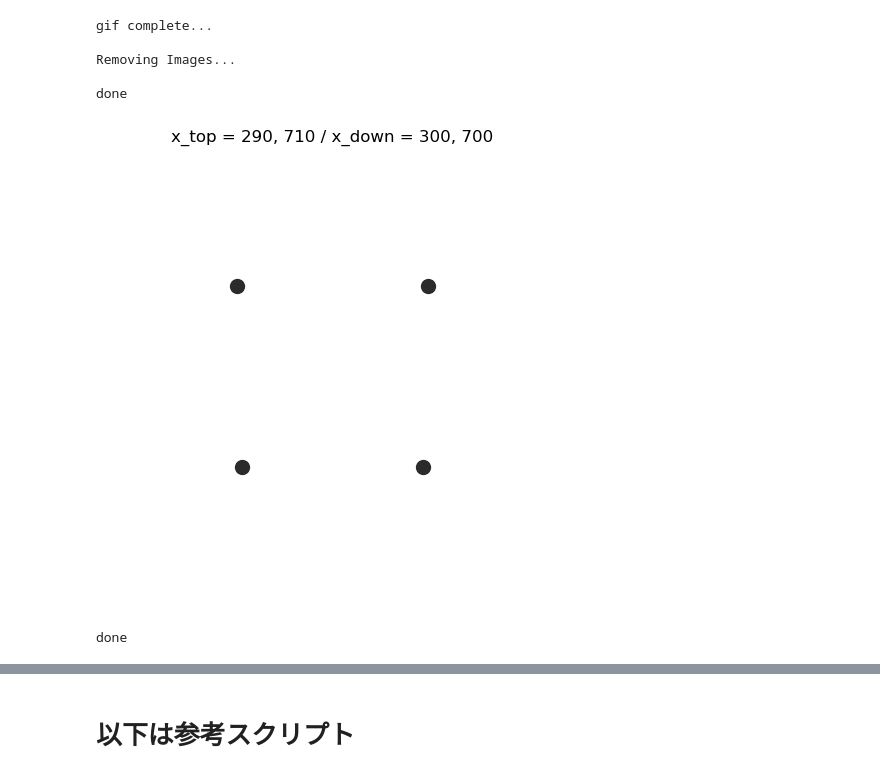
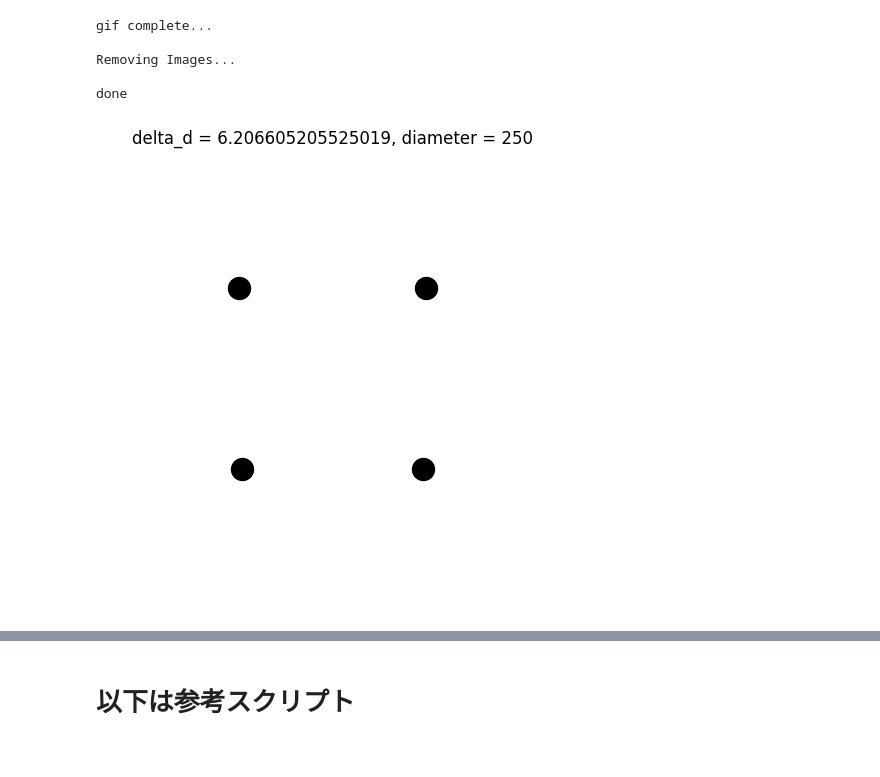
Before and after one commit to fairy26/autostereograms, a Jupyter notebook: main.ipynb, the cells around one changed output, grey strips where cells are left out. Cells and saved outputs as stored; diff of their text form; code cells hidden in the pictures.

```diff
--- a/main.ipynb
+++ b/main.ipynb
@@ -162,27 +162,56 @@ Removing Images...
 
 done
 # %%
-gif_name = 'movie'
-marker_color='#2b2b2b'
-marker_size = 100
+from pathlib import Path
+from pprint import pprint
+import random
 
-xs = [290, 710] + [300, 700]    # 上段 + 下段
-ys = [700, 700] + [300, 300]
+from IPython.display import clear_output
+import matplotlib.pyplot as plt
 
-fig, ax = plt.subplots(figsize=(6, 6), subplot_kw = dict(aspect="equal"))
+%matplotlib inline
 
-plt.scatter(xs, ys, c=marker_color, s=marker_size)
-plt.title(f"x_top = {xs[0]}, {xs[1]} / x_down = {xs[2]}, {xs[3]}")
-plt.xlim(0,1000)
-plt.ylim(0,1000)
 
-ax.axis("off")
+def show_dots(index: int, delta_d: float, diameter: float) -> None:
+    """立体視を描画する関数"""
 
-# plt.savefig(f'images/frame_{index}.png', dpi=96)
-plt.show()
-# plt.close()
+    base_x1, base_x2 = 300, 700
+    up_y, down_y = 700, 300
 
-print('done')
+    xs = [base_x1-delta_d, base_x2+delta_d] + [base_x1, base_x2]    # 上段 + 下段
+    ys = [up_y, up_y] + [down_y, down_y]
+
+    fig, ax = plt.subplots(figsize=(6, 6), subplot_kw = dict(aspect="equal"))
+
+    plt.scatter(xs, ys, c="k", s=diameter)
+    plt.title(f"{delta_d = }, {diameter = }")
+    plt.xlim(0,1000)
+    plt.ylim(0,1000)
+
+    ax.axis("off")
+
+    plt.savefig(f'images/frame_{diameter}_{index}.png')
+    plt.show()
-# %% [output]
-[figure, removed]
-done
+# %%
+Path("images").mkdir(exist_ok=True)
+
+# 実験
+results = []
+for diameter in range(50, 300, 50):
+    for index in range(20):
+        delta_d = random.uniform(-10, 10)
+        show_dots(index, delta_d, diameter)
+
+        instr = input("奥行きが異なる(1) or 奥行きが等しい(0): ")
+        if instr == "exit":
+            break
+
+        results.append({
+            "delta_d": delta_d,
+            "diameter": diameter,
+            "recognizable": (1 == int(instr))
+            })
+
+        clear_output(True)
+# %% [output]
+[figure, added]
```
Also changed, not shown: parts of 2 cells of this notebook.
